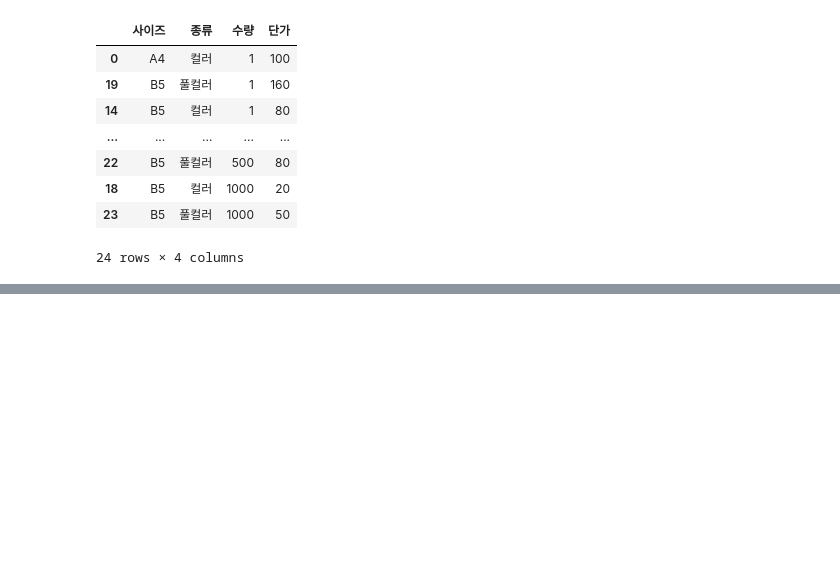
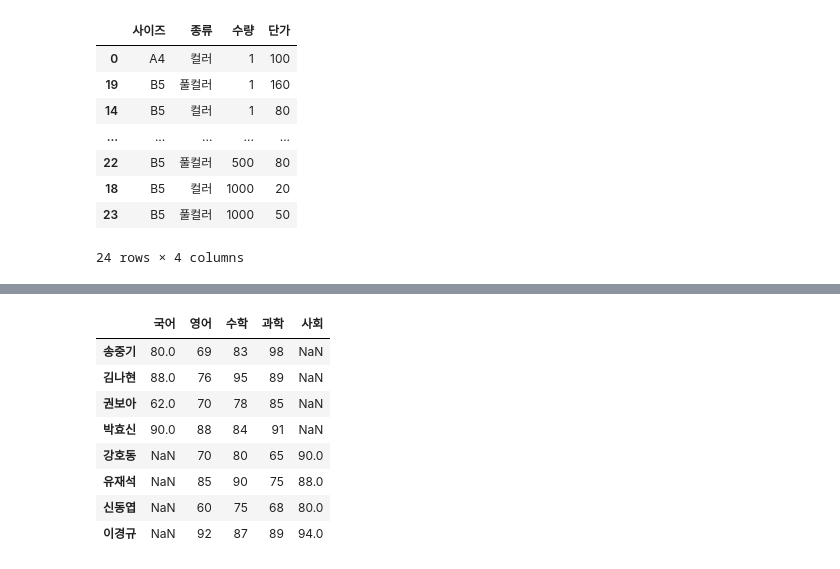
Before and after one commit to lolsaless/Python, a Jupyter notebook: 1. 학습/1. 파이썬으로 할 수 있는 모든것/5. 데이터 분석 및 시각화/2. 판다스 라이브러리 엑셀 vlookup.ipynb, the cells around one changed output, grey strips where cells are left out. Drawn from its saved outputs; the diff is of its cells as text; code cells hidden in the pictures; blank space fills up the shorter version.

```diff
--- a/1. 학습/1. 파이썬으로 할 수 있는 모든것/5. 데이터 분석 및 시각화/2. 판다스 라이브러리 엑셀 vlookup.ipynb
+++ b/1. 학습/1. 파이썬으로 할 수 있는 모든것/5. 데이터 분석 및 시각화/2. 판다스 라이브러리 엑셀 vlookup.ipynb
@@ -373,0 +378,29 @@ data3.to_excel("merge_asof_result.xlsx", index=False)
+# %%
+from pyparsing import col
+
+
+data1 = [[80, 69, 83, 98],
+         [88, 76, 95, 89],
+         [62, 70, 78, 85],
+         [90, 88, 84, 91]]
+
+data2 = [[75, 85, 79, 92],
+         [82, 78, 88, 86],
+         [68, 72, 80, 88],
+         [95, 90, 85, 93]]
+
+data3 = [[70, 65, 80, 90],
+         [85, 75, 90, 88],
+         [60, 68, 75, 80],
+         [92, 89, 87, 94]]
+idx1 = ['송중기', '김나현', '권보아', '박효신']
+idx2 = ['강호동', '유재석', '신동엽', '이경규']
+col = ['국어', '영어', '수학', '과학']
+
+df1 = pd.DataFrame(data1, index=idx1, columns=col)
+df2 = pd.DataFrame(data2, index=idx2, columns=col)
+df3 = pd.DataFrame([[65, 82],
+                    [78, 88],
+                    [55, 75],
+                    [90, 92]], index=idx1, columns=['음악', '체육'])
+df4 = pd.DataFrame(data3, index=idx2, columns=['영어', '과학', '수학', '사회'])
@@ -373,0 +435,12 @@ data3.to_excel("merge_asof_result.xlsx", index=False)
+# %%
+pd.concat([df1, df4])
+# %% [output]
+|  | 국어 | 영어 | 수학 | 과학 | 사회 |
+| 송중기 | 80.0 | 69 | 83 | 98 | NaN |
+| 김나현 | 88.0 | 76 | 95 | 89 | NaN |
+| 권보아 | 62.0 | 70 | 78 | 85 | NaN |
+| 박효신 | 90.0 | 88 | 84 | 91 | NaN |
+| 강호동 | NaN | 70 | 80 | 65 | 90.0 |
+| 유재석 | NaN | 85 | 90 | 75 | 88.0 |
+| 신동엽 | NaN | 60 | 75 | 68 | 80.0 |
+| 이경규 | NaN | 92 | 87 | 89 | 94.0 |
```
Also changed, not shown: parts of 12 cells of this notebook, 2 other files.
